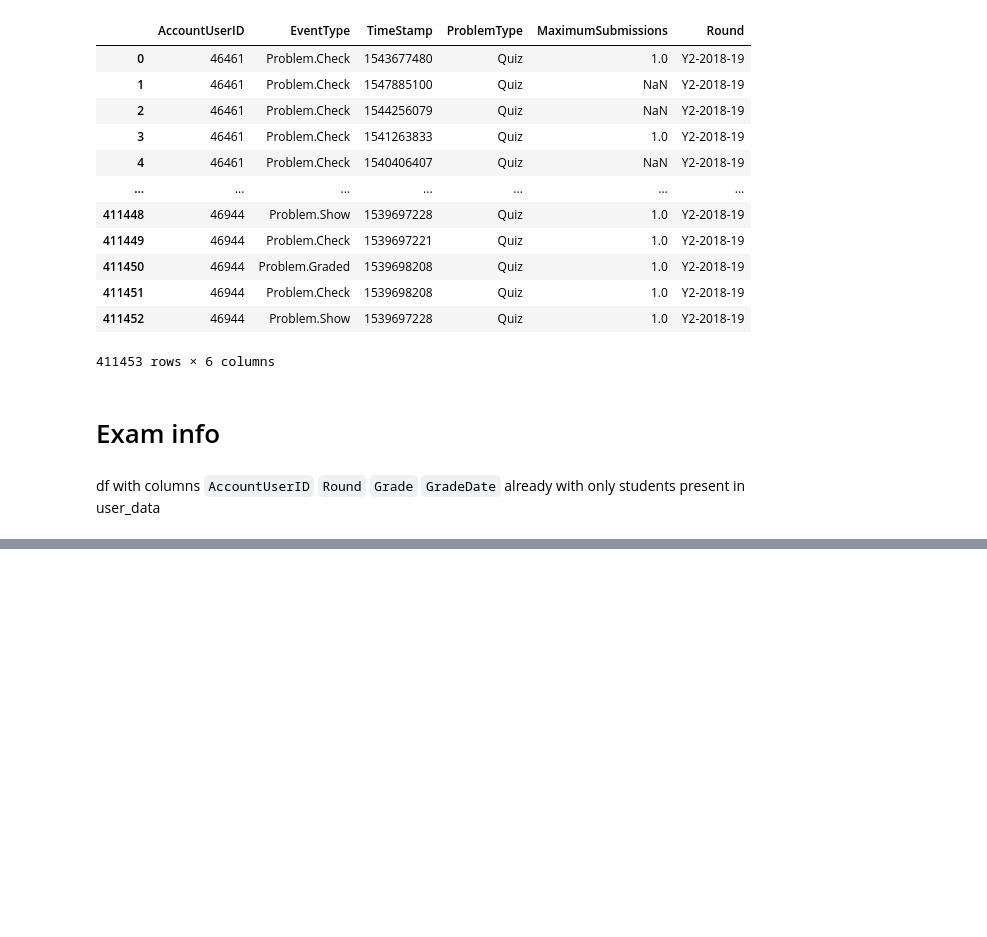
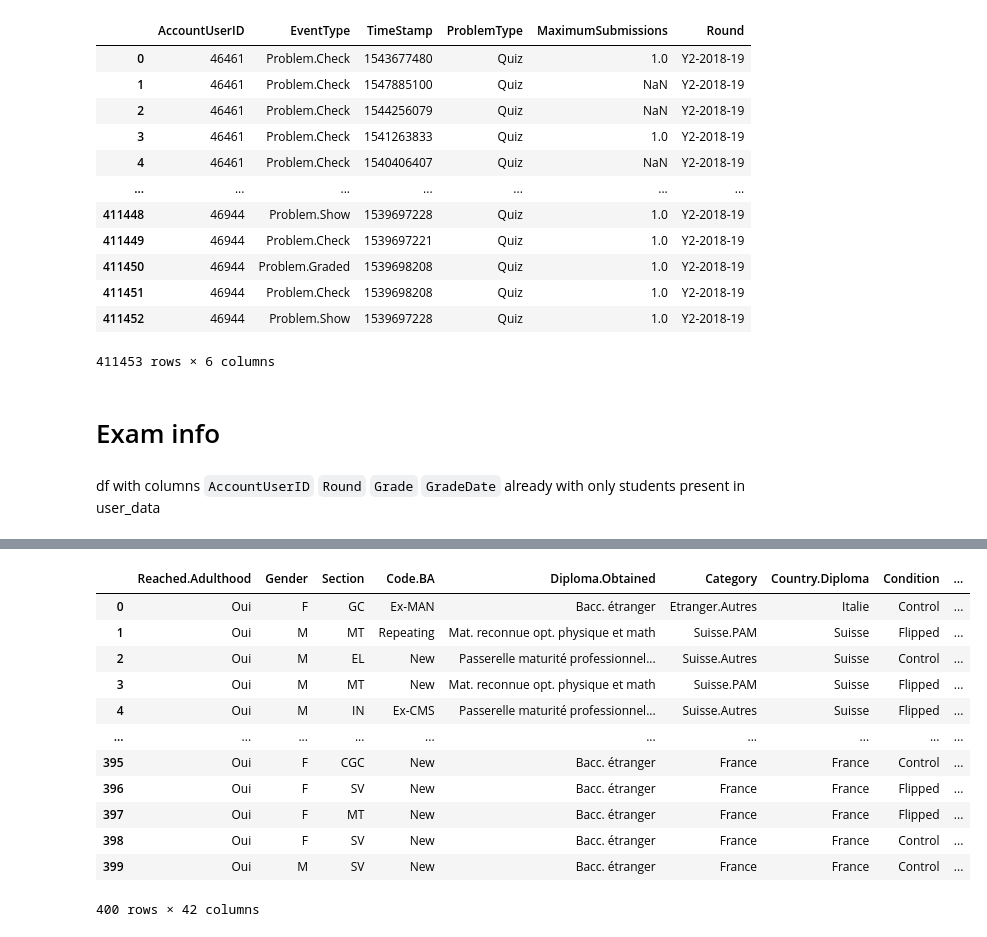
Before and after one commit to epfl-ml4ed/flipped-classroom, a Jupyter notebook: notebooks/preliminary_exploratory_analysis.ipynb, the cells around one changed output, grey strips where cells are left out. Saved outputs shown, nothing was run; the diff lists cells and outputs as text; code cells hidden in the pictures; blank space fills up the shorter version.

Commit message:
Implement exam answers getter

```diff
--- a/notebooks/preliminary_exploratory_analysis.ipynb
+++ b/notebooks/preliminary_exploratory_analysis.ipynb
@@ -652,0 +674,20 @@ d
+# %%
+year1, year2, year3 = getExamAnswers()
+# %%
+ids = getAllIDs()
+# %%
+year3.merge(ids, how='left')
+# %% [output]
+|  | Reached.Adulthood | Gender | Section | Code.BA | Diploma.Obtained | Category | Country.Diploma | Condition | ... |
+| 0 | Oui | F | GC | Ex-MAN | Bacc. étranger | Etranger.Autres | Italie | Control | ... |
+| 1 | Oui | M | MT | Repeating | Mat. reconnue opt. physique et math | Suisse.PAM | Suisse | Flipped | ... |
+| 2 | Oui | M | EL | New | Passerelle maturité professionnel... | Suisse.Autres | Suisse | Control | ... |
+| 3 | Oui | M | MT | New | Mat. reconnue opt. physique et math | Suisse.PAM | Suisse | Flipped | ... |
+| 4 | Oui | M | IN | Ex-CMS | Passerelle maturité professionnel... | Suisse.Autres | Suisse | Flipped | ... |
+| ... | ... | ... | ... | ... | ... | ... | ... | ... | ... |
+| 395 | Oui | F | CGC | New | Bacc. étranger | France | France | Control | ... |
+| 396 | Oui | F | SV | New | Bacc. étranger | France | France | Flipped | ... |
+| 397 | Oui | F | MT | New | Bacc. étranger | France | France | Flipped | ... |
+| 398 | Oui | F | SV | New | Bacc. étranger | France | France | Control | ... |
+| 399 | Oui | M | SV | New | Bacc. étranger | France | France | Control | ... |
+400 rows × 42 columns
```
Also changed, not shown: parts of 5 cells of this notebook, 1 other file.
